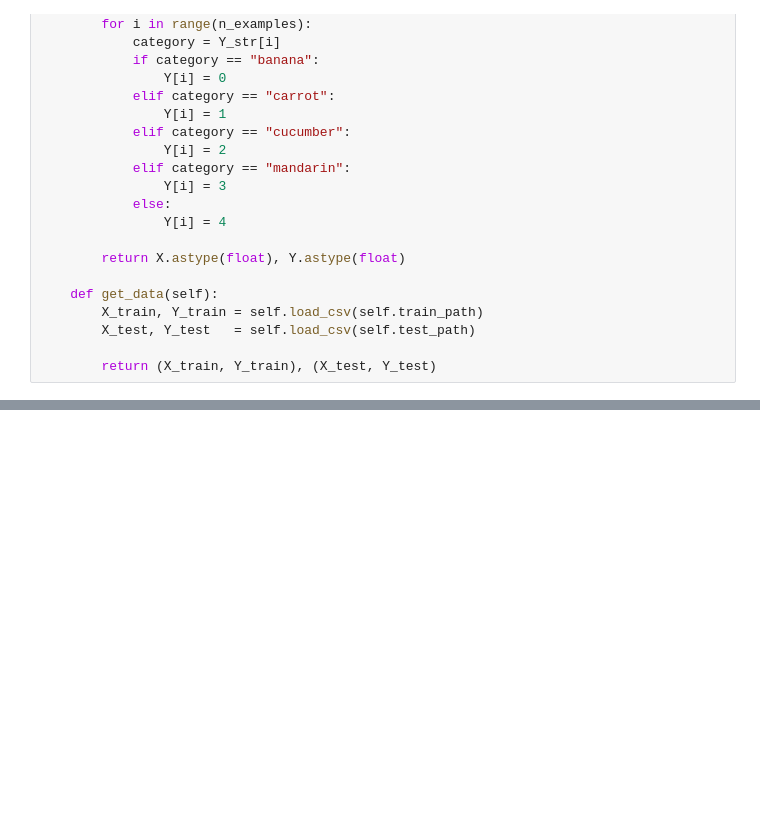
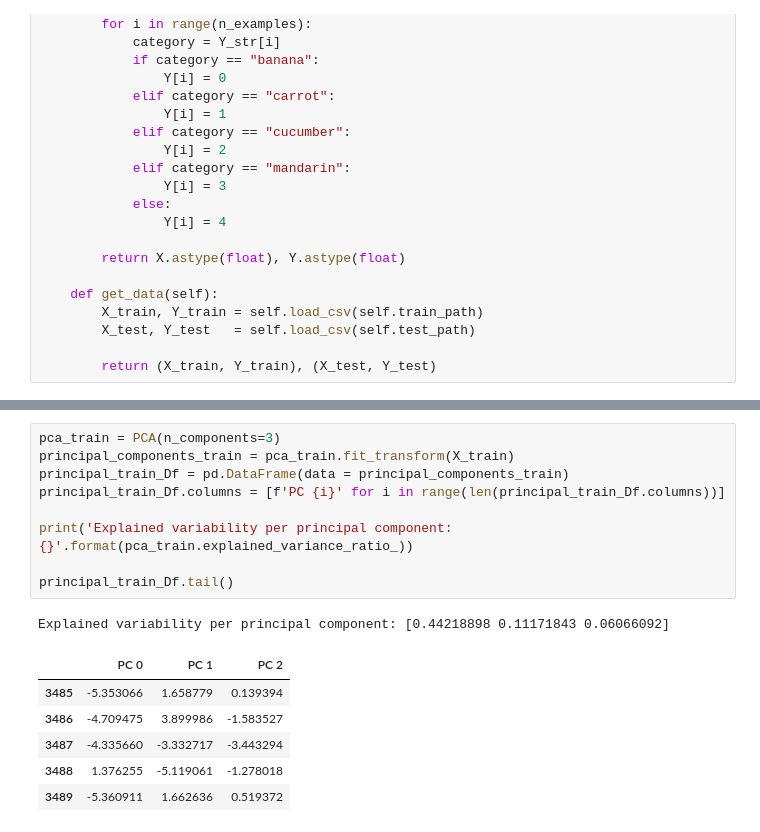
Before and after one commit to SayHiToMePlease/cmpe-462, a Jupyter notebook: task_2/pca.ipynb, the cells around one changed output, grey strips where cells are left out. Saved outputs shown, nothing was run; the diff lists cells and outputs as text; blank space fills up the shorter version.

```diff
--- a/task_2/pca.ipynb
+++ b/task_2/pca.ipynb
@@ -46,0 +73,17 @@ class Dataset:
+# %%
+pca_train = PCA(n_components=3)
+principal_components_train = pca_train.fit_transform(X_train)
+principal_train_Df = pd.DataFrame(data = principal_components_train)
+principal_train_Df.columns = [f'PC {i}' for i in range(len(principal_train_Df.columns))]
+
+print('Explained variability per principal component: {}'.format(pca_train.explained_variance_ratio_))
+
+principal_train_Df.tail()
+# %% [output]
+Explained variability per principal component: [0.44218898 0.11171843 0.06066092]
+|  | PC 0 | PC 1 | PC 2 |
+| 3485 | -5.353066 | 1.658779 | 0.139394 |
+| 3486 | -4.709475 | 3.899986 | -1.583527 |
+| 3487 | -4.335660 | -3.332717 | -3.443294 |
+| 3488 | 1.376255 | -5.119061 | -1.278018 |
+| 3489 | -5.360911 | 1.662636 | 0.519372 |
```
Also changed, not shown: parts of 4 cells of this notebook, 3 other files.
